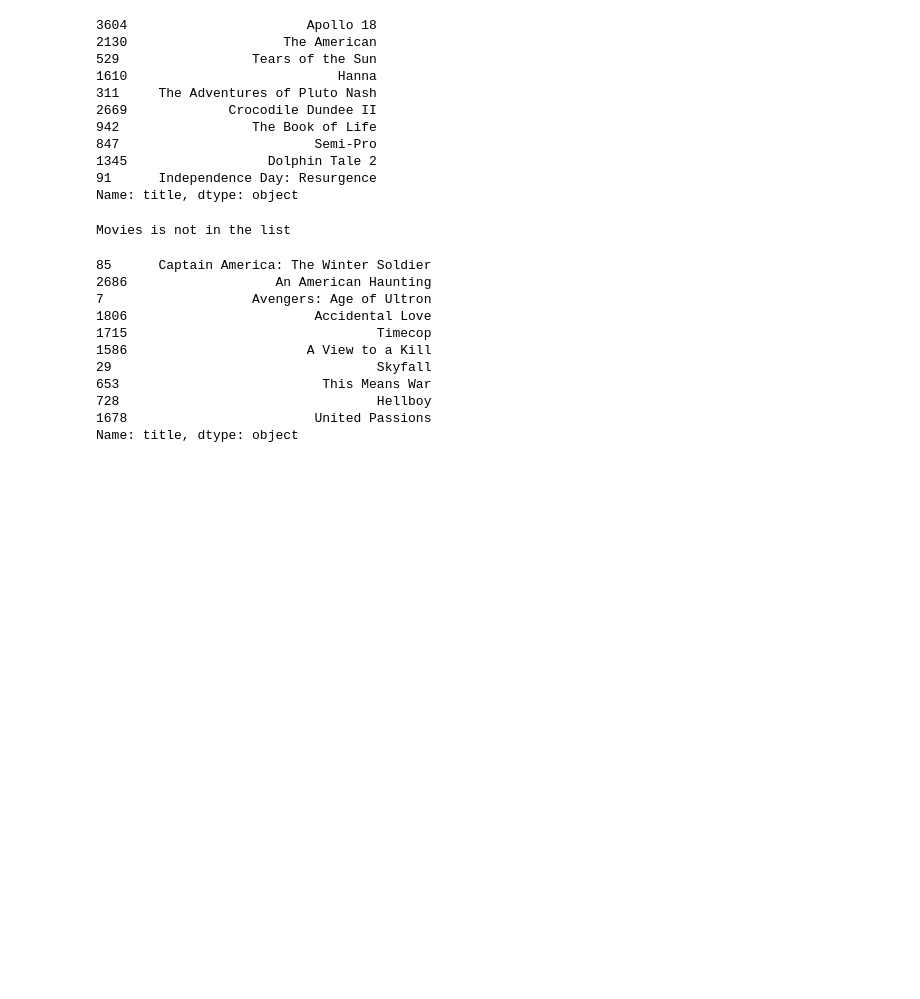
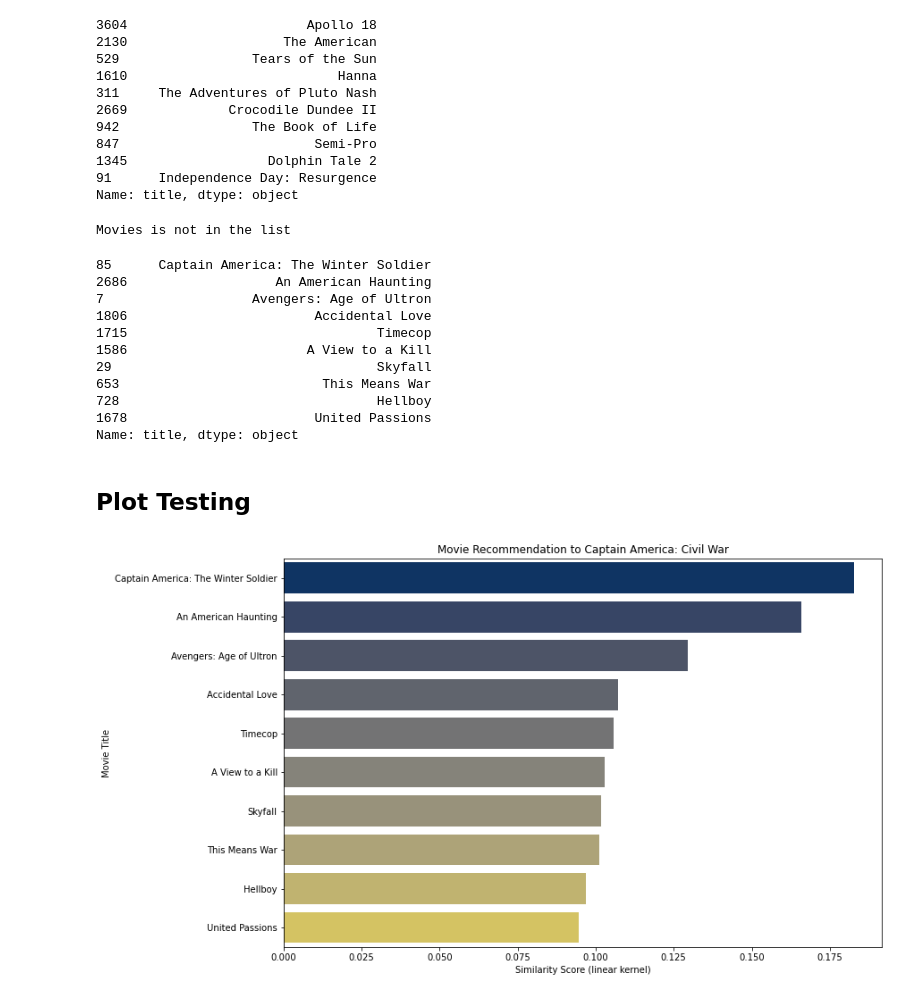
Before and after one commit to roynozoa/Machine-Learning-in-Python, a Jupyter notebook: [Project 3] NLP Movie Recommender/notebook.ipynb, the cells around one changed output. Cells and saved outputs as stored; diff of their text form; code cells hidden in the pictures; blank space fills up the shorter version.

Commit message:
Add plotting function

```diff
--- a/[Project 3] NLP Movie Recommender/notebook.ipynb
+++ b/[Project 3] NLP Movie Recommender/notebook.ipynb
@@ -118,5 +128,37 @@ def get_recommendation(title):
     else:
         print('Movies is not in the list')
+# %%
+# get_recommendation_plot function return 10 similar movies with plot
+def get_recommendation_plot(title):
+    # create list_title based on pandas series
+    list_title = pd.Series(movie_df.index, index=movie_df['title'])
+
+    # similarity score with linear kernel
+    similarity = linear_kernel(ov_vec, ov_vec)
+    if title in list_title:
+        idx = list_title[title]
+
+        # sort movies base on similarity score
+        sim_scores = list(enumerate(similarity[idx]))
+        sim_scores = sorted(sim_scores, key=lambda x:x[1], reverse=True)
+
+        # 10 most similar movies
+        sim_scores = sim_scores[1:11]
+
+        # get movie title
+        movie_title = [i[0] for i in sim_scores]
+
+        recommendation_df = pd.DataFrame(sim_scores, columns=['id', 'similarity_score'])
+        recommendation_df['title'] = list(movie_df['title'].iloc[movie_title])
+
+        # visualize movie similarity
+        plt.figure(figsize=(12, 8))
+        ax = sns.barplot(x='similarity_score', y='title', data=recommendation_df, palette='cividis')
+        plt.xlabel('Similarity Score (linear kernel)')
+        plt.ylabel('Movie Title')
+        plt.title(f'Movie Recommendation to {title}')
+    else:
+        print('Movies is not in the list')
 # %% [markdown]
 ## Testing
 # %%
@@ -151,3 +193,9 @@ get_recommendation('Captain America: Civil War')
 728                                 Hellboy
 1678                        United Passions
 Name: title, dtype: object
+# %% [markdown]
+## Plot Testing
+# %%
+get_recommendation_plot('Captain America: Civil War')
+# %% [output]
+[figure, added]
```
Also changed, not shown: parts of 5 cells of this notebook.
